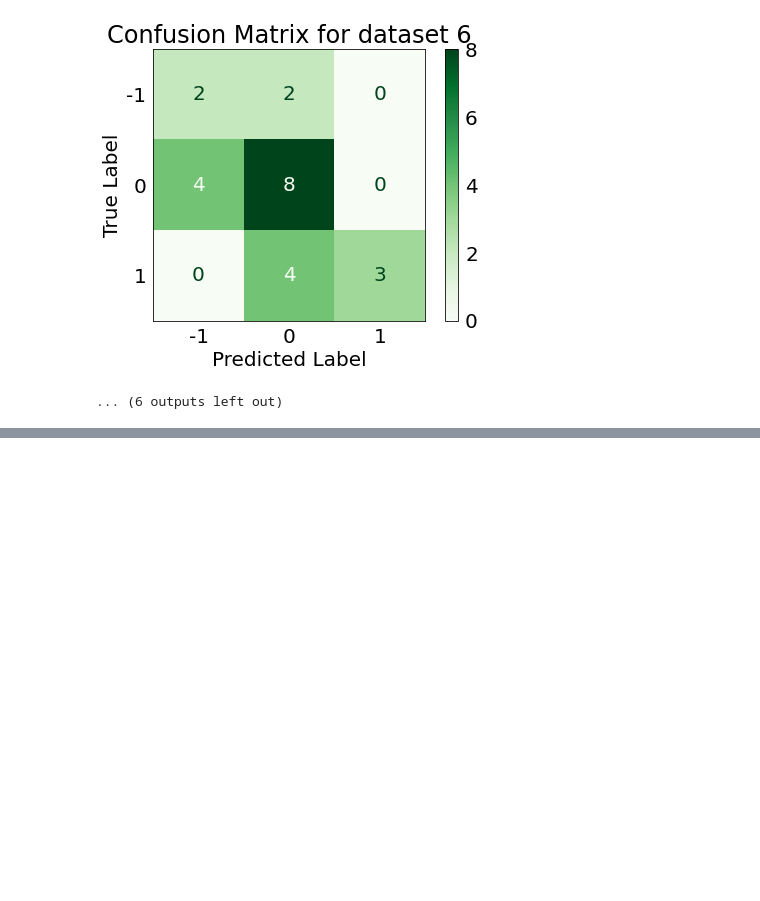
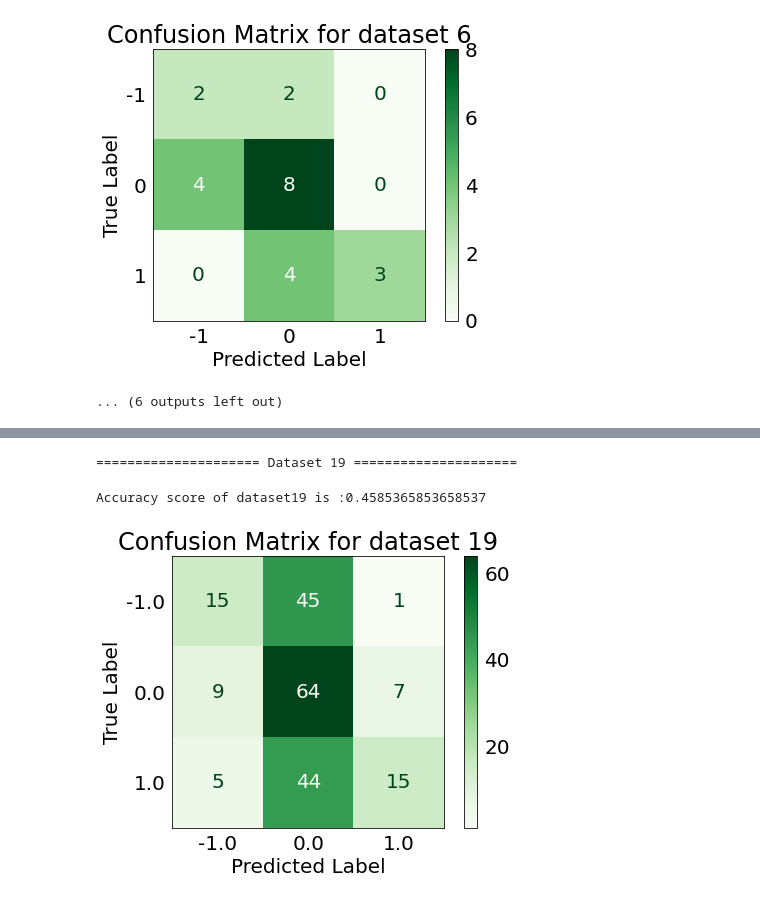
Before and after one commit to AR-Mustakim/ML-SL, a Jupyter notebook: P4_TwitterSentimentAnalysisMalayLanguage_SentimentAnalysis.ipynb, the cells around one changed output, grey strips where cells are left out. Drawn from its saved outputs; the diff is of its cells as text; code cells hidden in the pictures; blank space fills up the shorter version.

```diff
--- a/P4_TwitterSentimentAnalysisMalayLanguage_SentimentAnalysis.ipynb
+++ b/P4_TwitterSentimentAnalysisMalayLanguage_SentimentAnalysis.ipynb
@@ -336,0 +355,6 @@ Accuracy score of dataset6 is :0.5652173913043478
+# %%
+multipleDataClassification(19,19,rf_model)
+# %% [output]
+===================== Dataset 19 =====================
+Accuracy score of dataset19 is :0.4585365853658537
+[figure, added]
```
Also changed, not shown: parts of 9 cells of this notebook.
